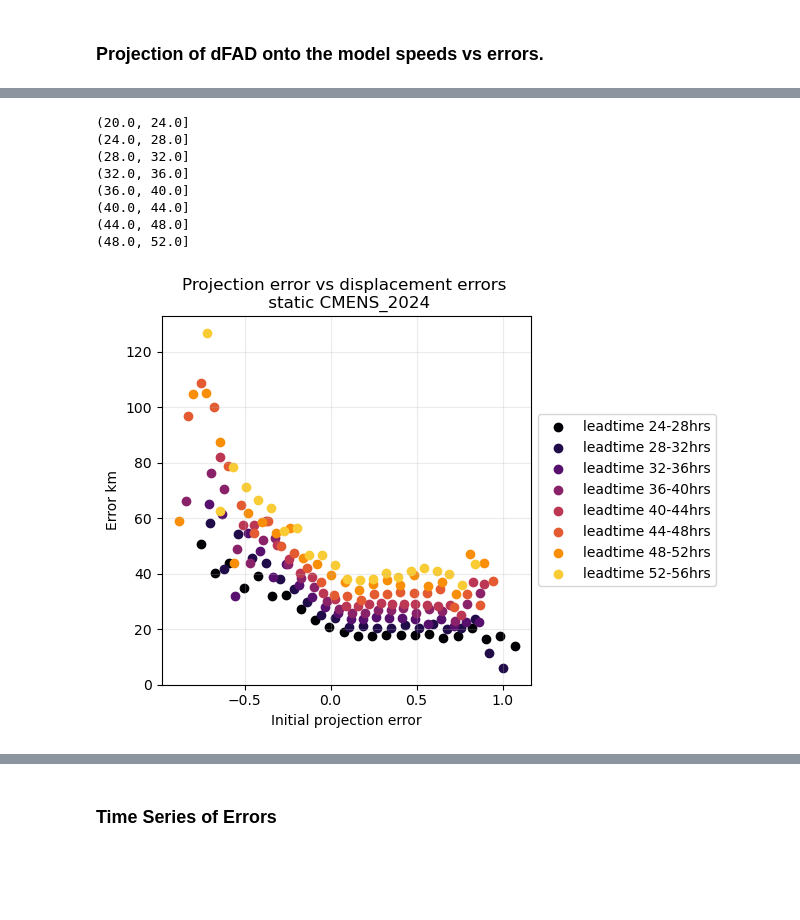
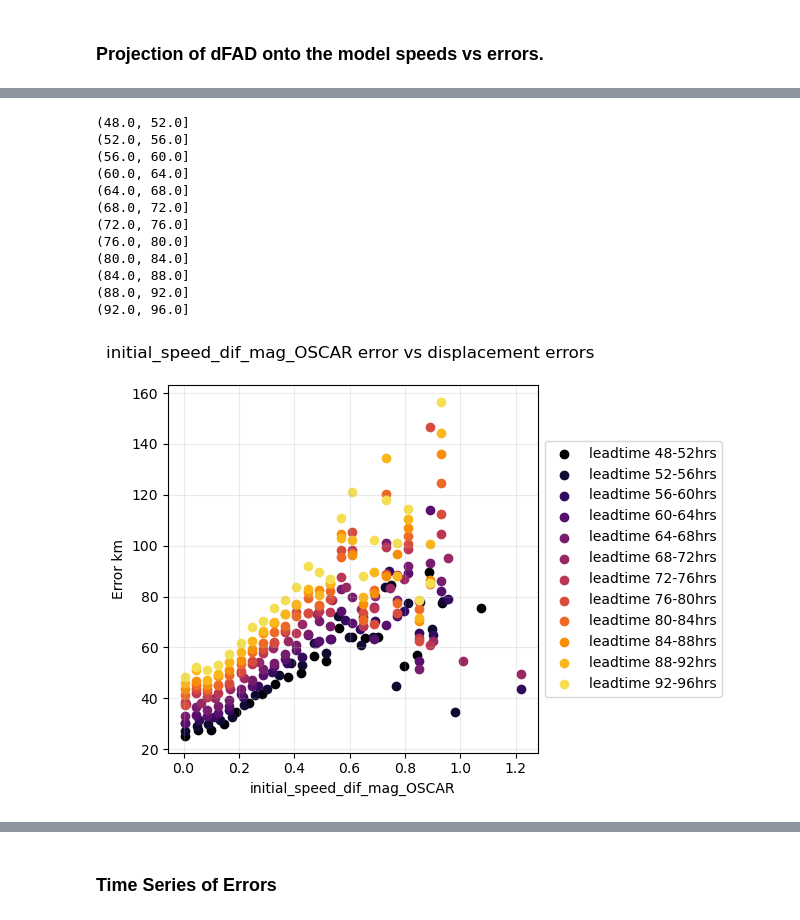
Before and after one commit to Colin-zerfass/fate-core, a Jupyter notebook: Code/forecast_errors_inital_mapping.ipynb, the cells around one changed output, grey strips where cells are left out. Cells and saved outputs as stored; diff of their text form; code cells hidden in the pictures; blank space fills up the shorter version.

```diff
--- a/Code/forecast_errors_inital_mapping.ipynb
+++ b/Code/forecast_errors_inital_mapping.ipynb
@@ -82,7 +82,7 @@ def merge_forecast_true(fc, longlist):
 merged = merge_forecast_true(fc, longlist)
 merged["speed"] = np.sqrt(merged.x_speed**2 + merged.y_speed**2)
 merged["starttime"] = (merged.Time - pd.to_timedelta(merged.leadtime, "hours")).dt.round('min')
-merged = merged.sort_values('Time')
+merged = merged.sort_values('leadtime') ## was time not sure if this changes results in later analysis
 merged["initial_speed"] = merged.groupby(by=["BuoyID", "starttime"])['speed'].transform('first')
 ## plot for just 24 hours
 bins = np.linspace(0,8*24,2*24+1)
@@ -235,26 +239,31 @@ array([-0.78453474, -0.62508182, -0.54535537, -0.46562891, -0.38590245,
 # %%
 fig, ax = plt.subplots()
 cmap = plt.cm.inferno
-ofset = 6 ## ofsets in 4 hour incruments
-timerange = 8
+ofset = 12 ## ofsets in 4 hour incruments
+timerange = 12
+variable = "initial_speed_dif_mag_OSCAR"
 for i in range(timerange):
-    speedbins, binned_errors = Projection_binning(merged,"projection", i+ofset)
+    speedbins, binned_errors = Projection_binning(merged,variable, i+ofset)
     ax.scatter(speedbins[binned_errors.index.codes], binned_errors, label=f"leadtime {(i+ofset)*4}-{(i+ofset+1)*4}hrs", color=cmap(i/timerange))
 ax.set_ylabel("Error km")
-ax.set_xlabel("Initial projection error")
-#ax.set_xlim(0,1.2)
+ax.set_xlabel(variable)
+#ax.set_xlim(0,1)
 #ax.set_ylim(0,60)
-ax.set_title("Projection error vs displacement errors \n static CMENS_2024")
+ax.set_title(f"{variable} error vs displacement errors \n ")
 ax.grid(alpha = 0.25)
 ax.legend(loc='center left', bbox_to_anchor=(1, 0.5))
 fig.tight_layout()
 # %% [output]
-(20.0, 24.0]
-(24.0, 28.0]
-(28.0, 32.0]
-(32.0, 36.0]
-(36.0, 40.0]
-(40.0, 44.0]
-(44.0, 48.0]
 (48.0, 52.0]
+(52.0, 56.0]
+(56.0, 60.0]
+(60.0, 64.0]
+(64.0, 68.0]
+(68.0, 72.0]
+(72.0, 76.0]
+(76.0, 80.0]
+(80.0, 84.0]
+(84.0, 88.0]
+(88.0, 92.0]
+(92.0, 96.0]
-[figure, old version]
+[figure, new version]
```
Also changed, not shown: parts of 23 cells of this notebook, 8 other files.
